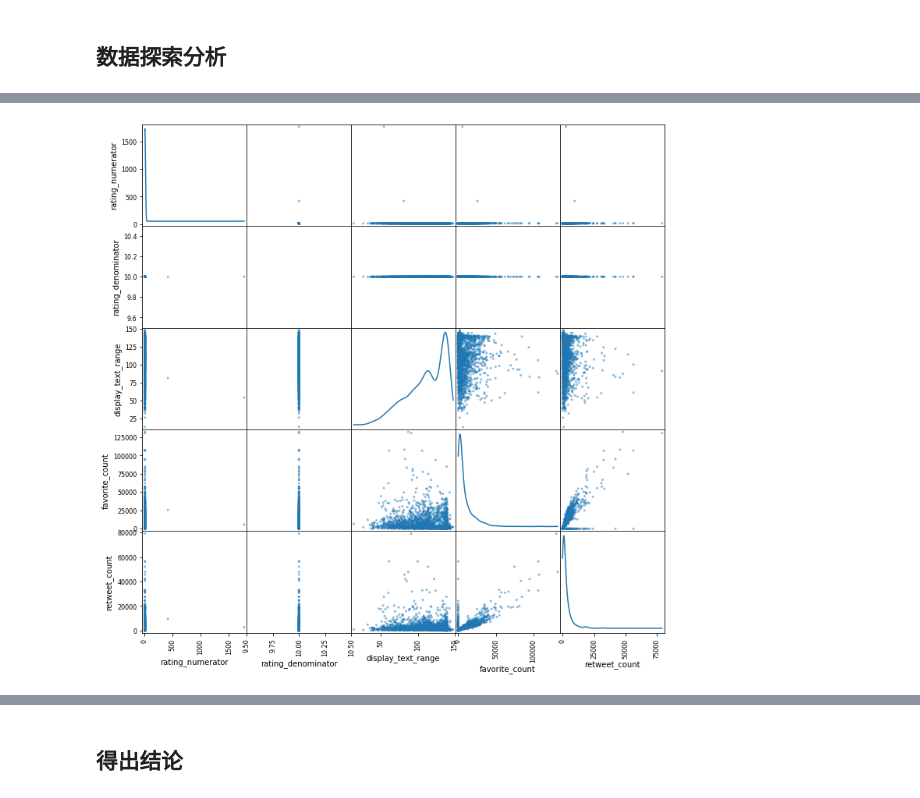
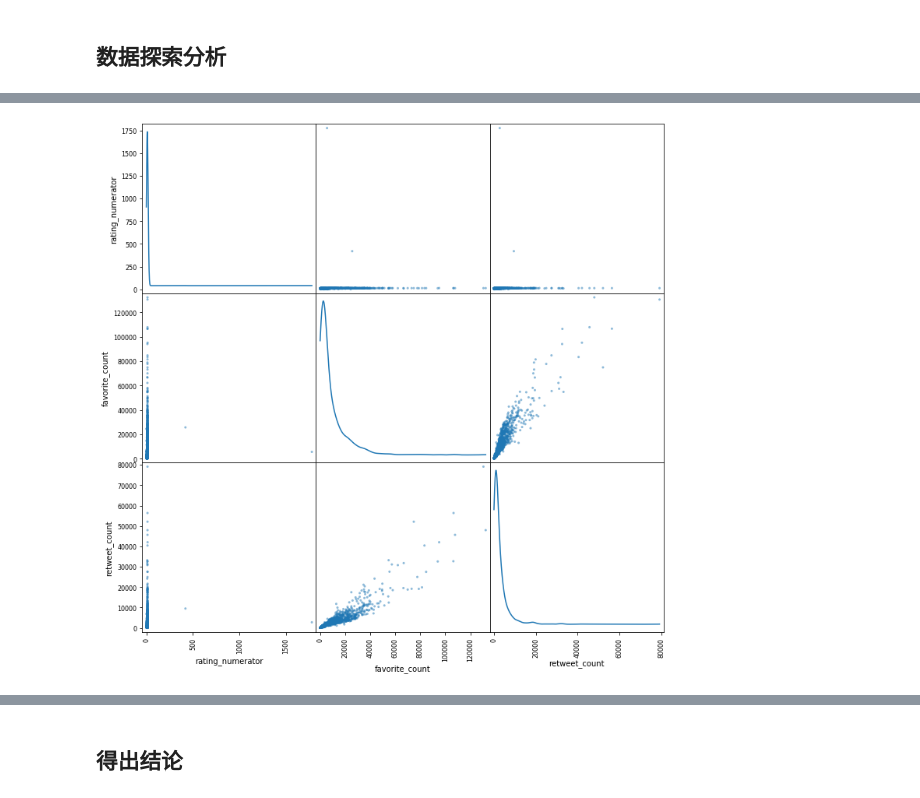
Before and after one commit to xuncheng/wrangle_dog_rates_tweets, a Jupyter notebook: wrangle_act.ipynb, the cells around one changed output, grey strips where cells are left out. Cells and saved outputs as stored; diff of their text form; code cells hidden in the pictures.

Commit message:
improve wrangling tweets
* Add more explore steps
* Fix rating `rating_numerator`
* Drop retweet

```diff
--- a/wrangle_act.ipynb
+++ b/wrangle_act.ipynb
@@ -407,8 +460,10 @@ memory usage: 196.4+ KB
 # %%
-lis = ['rating_numerator', 'rating_denominator', 'display_text_range', 'favorite_count', 'retweet_count']
+# 导师意见
+# `rating_denominator` 统一为 10，对于这样的常数，没有必要验证与其他变量的线性相关
+lis = ['rating_numerator', 'favorite_count', 'retweet_count']
 scatter_matrix(df[lis], figsize=(12, 12), diagonal='kde');
 # %% [output]
-[figure, old version]
+[figure, new version]
 # %%
 df.plot(subplots=True, figsize=(15, 6))
 df.plot(y=['retweet_count', 'favorite_count'], figsize=(15,4))
```
Also changed, not shown: parts of 42 cells of this notebook, 1 other file.
